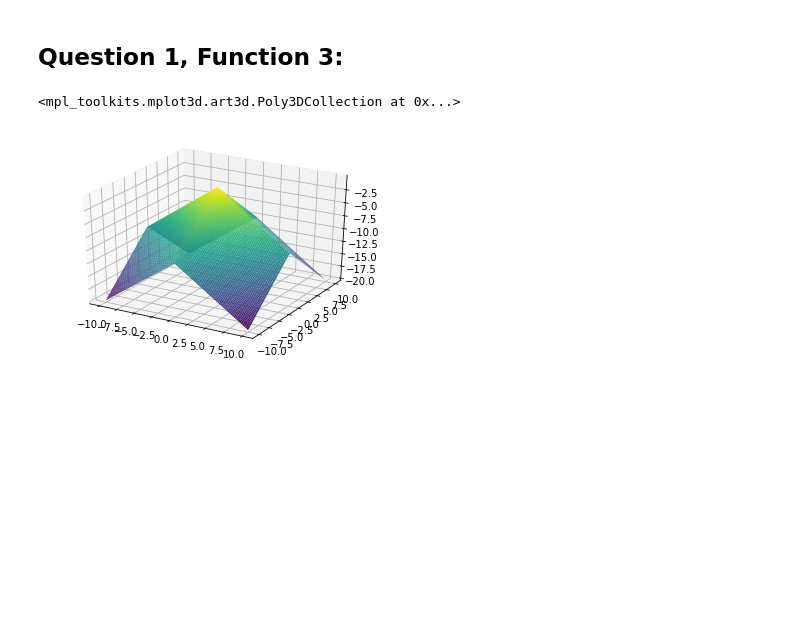
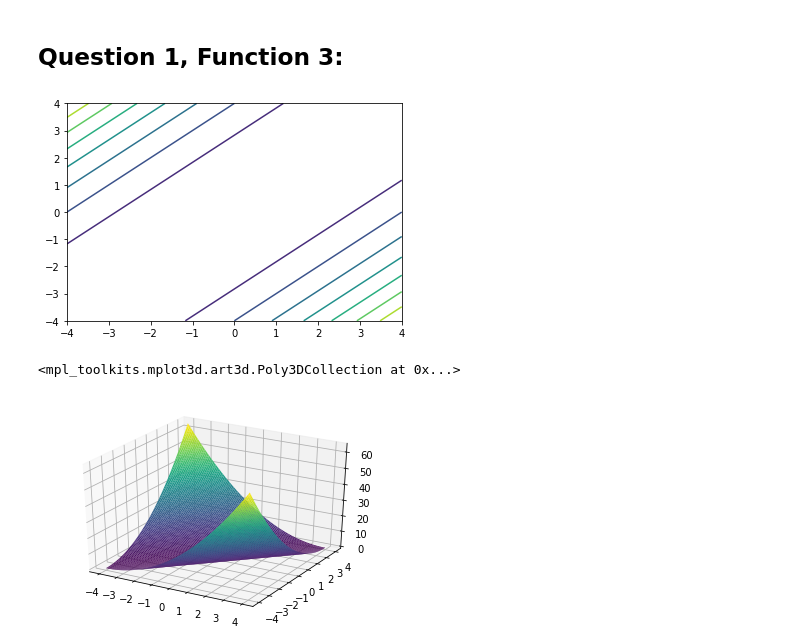
Before and after one commit to zwnewsom/artificial_intelligence, a Jupyter notebook: hw1/hw1q1.ipynb, the cells around one changed output. Saved outputs shown, nothing was run; the diff lists cells and outputs as text; code cells hidden in the pictures; blank space fills up the shorter version.

```diff
--- a/hw1/hw1q1.ipynb
+++ b/hw1/hw1q1.ipynb
@@ -63,24 +77,29 @@ local maximum (also global maximum): (0, 0, -25)
 # %%
 from mpl_toolkits import mplot3d
 
 import numpy as np
 import matplotlib.pyplot as plt
 %matplotlib inline
 
 
 def f(x, y):
-  return -(abs(x) + abs(y))
+  return x**2 + y**2 - 2*x*y
 
-x = np.linspace(-5, 5, 0.25)
-y = np.linspace(-5, 5, 0.25)
+x = np.linspace(-4, 4, 100)
+y = np.linspace(-4, 4, 100)
 
 X, Y = np.meshgrid(x, y)
 
 Z = f(X, Y)
 
+fig, ax = plt.subplots(1)
+ax.contour(x, y, Z)
+plt.show()
+
 fig = plt.figure()
 ax = plt.axes(projection='3d')
 ax.plot_surface(X, Y, Z, rstride=1, cstride=1, cmap='viridis', edgecolor='none')
 # %% [output]
+[figure, new version]
 <mpl_toolkits.mplot3d.art3d.Poly3DCollection at 0x...>
-[figure, old version]
+[figure, added]
```
Also changed, not shown: parts of 2 cells of this notebook, 2 other files.
